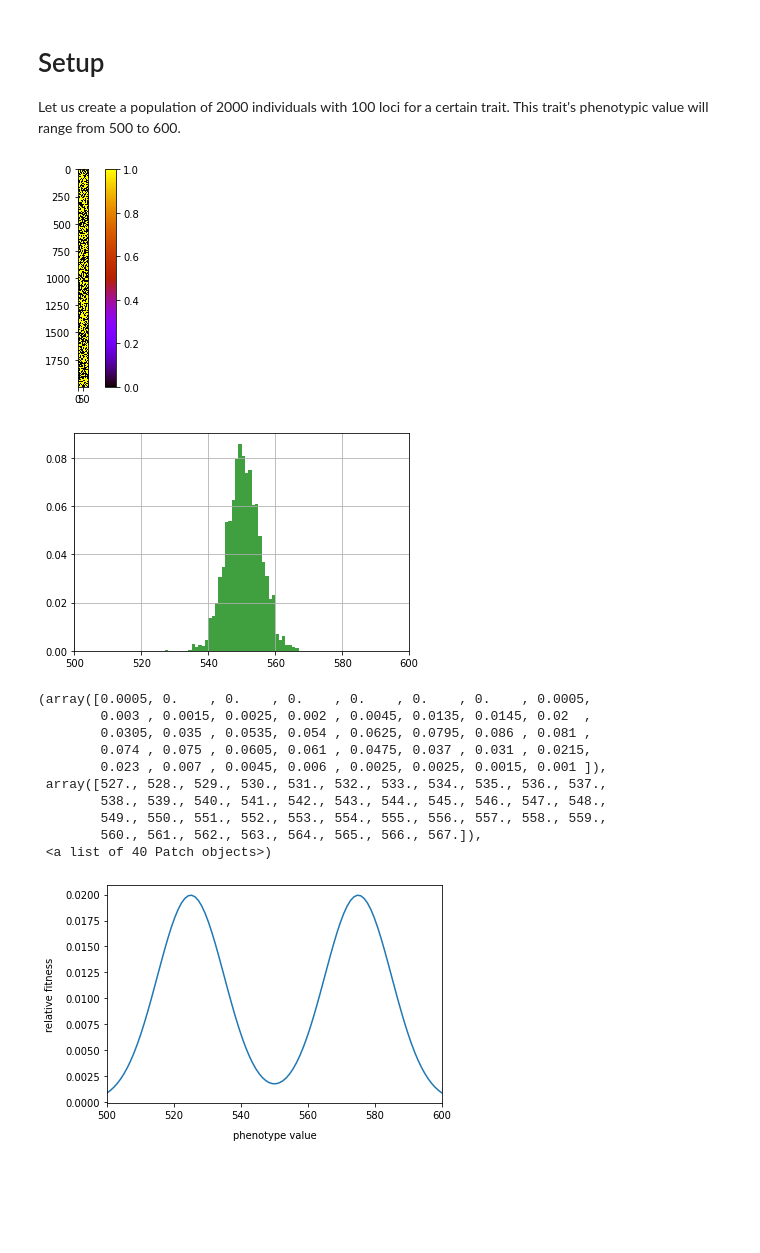
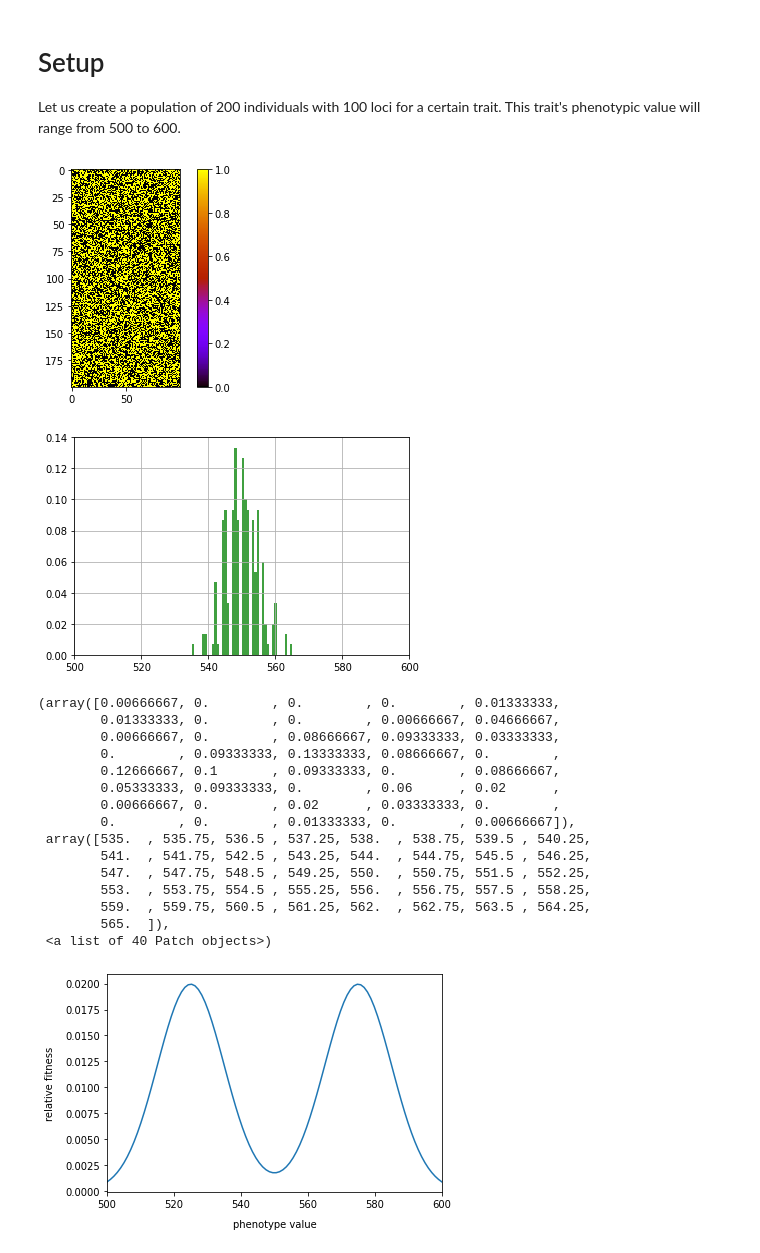
Before and after one commit to porygon-tech/ECO, a Jupyter notebook: demos/tutorial_EVO.ipynb, the cells around one changed output. Drawn from its saved outputs; the diff is of its cells as text; code cells hidden in the pictures; blank space fills up the shorter version.

```diff
--- a/demos/tutorial_EVO.ipynb
+++ b/demos/tutorial_EVO.ipynb
@@ -19,26 +13,31 @@ import numpy as np
 import matplotlib.pyplot as plt
 # %% [markdown]
 # Setup
-Let us create a population of 2000 individuals with 100 loci for a certain trait. This trait's phenotypic value will range from 500 to 600.
+Let us create a population of 200 individuals with 100 loci for a certain trait. This trait's phenotypic value will range from 500 to 600.
 # %%
 nloci = 100
 ps = (500,500+nloci)
-pop = evo.population(2000,nloci, skew= 0.5,phenoSpace=ps);pop.show()
+pop = evo.population(200,nloci, skew= 0.5,phenoSpace=ps);pop.show()
 # %% [output]
-[figure, old version]
+[figure, new version]
 # %%
 pop.hist(40)
 # %% [output]
-[figure, old version]
+[figure, new version]
-(array([0.0005, 0.    , 0.    , 0.    , 0.    , 0.    , 0.    , 0.0005,
-        0.003 , 0.0015, 0.0025, 0.002 , 0.0045, 0.0135, 0.0145, 0.02  ,
-        0.0305, 0.035 , 0.0535, 0.054 , 0.0625, 0.0795, 0.086 , 0.081 ,
-        0.074 , 0.075 , 0.0605, 0.061 , 0.0475, 0.037 , 0.031 , 0.0215,
-        0.023 , 0.007 , 0.0045, 0.006 , 0.0025, 0.0025, 0.0015, 0.001 ]),
- array([527., 528., 529., 530., 531., 532., 533., 534., 535., 536., 537.,
-        538., 539., 540., 541., 542., 543., 544., 545., 546., 547., 548.,
-        549., 550., 551., 552., 553., 554., 555., 556., 557., 558., 559.,
-        560., 561., 562., 563., 564., 565., 566., 567.]),
+(array([0.00666667, 0.        , 0.        , 0.        , 0.01333333,
+        0.01333333, 0.        , 0.        , 0.00666667, 0.04666667,
+        0.00666667, 0.        , 0.08666667, 0.09333333, 0.03333333,
+        0.        , 0.09333333, 0.13333333, 0.08666667, 0.        ,
+        0.12666667, 0.1       , 0.09333333, 0.        , 0.08666667,
+        0.05333333, 0.09333333, 0.        , 0.06      , 0.02      ,
+        0.00666667, 0.        , 0.02      , 0.03333333, 0.        ,
+        0.        , 0.        , 0.01333333, 0.        , 0.00666667]),
+ array([535.  , 535.75, 536.5 , 537.25, 538.  , 538.75, 539.5 , 540.25,
+        541.  , 541.75, 542.5 , 543.25, 544.  , 544.75, 545.5 , 546.25,
+        547.  , 547.75, 548.5 , 549.25, 550.  , 550.75, 551.5 , 552.25,
+        553.  , 553.75, 554.5 , 555.25, 556.  , 556.75, 557.5 , 558.25,
+        559.  , 559.75, 560.5 , 561.25, 562.  , 562.75, 563.5 , 564.25,
+        565.  ]),
  <a list of 40 Patch objects>)
 # %%
 pop.showfitness()
```
Also changed, not shown: parts of 3 cells of this notebook.
